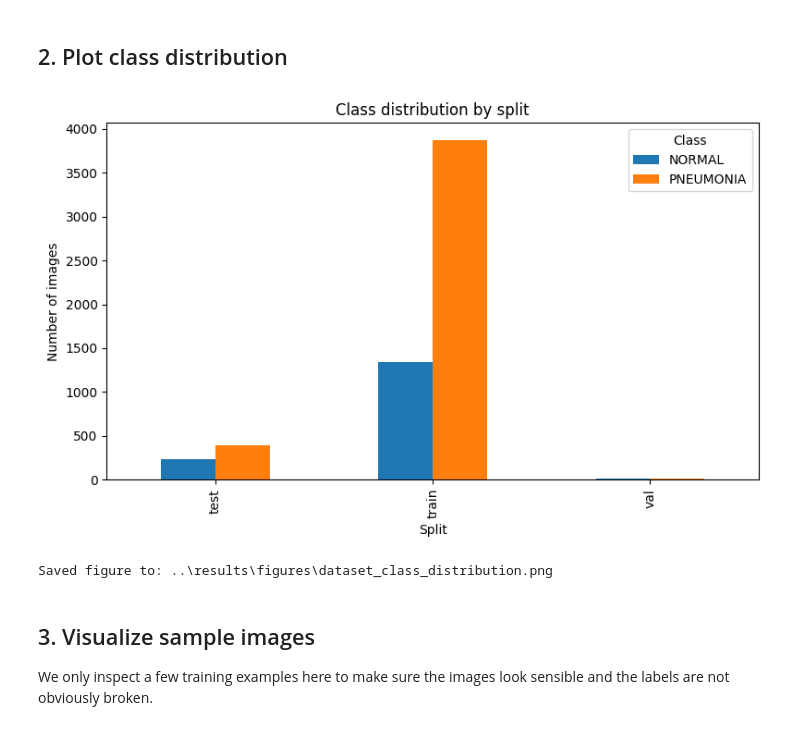
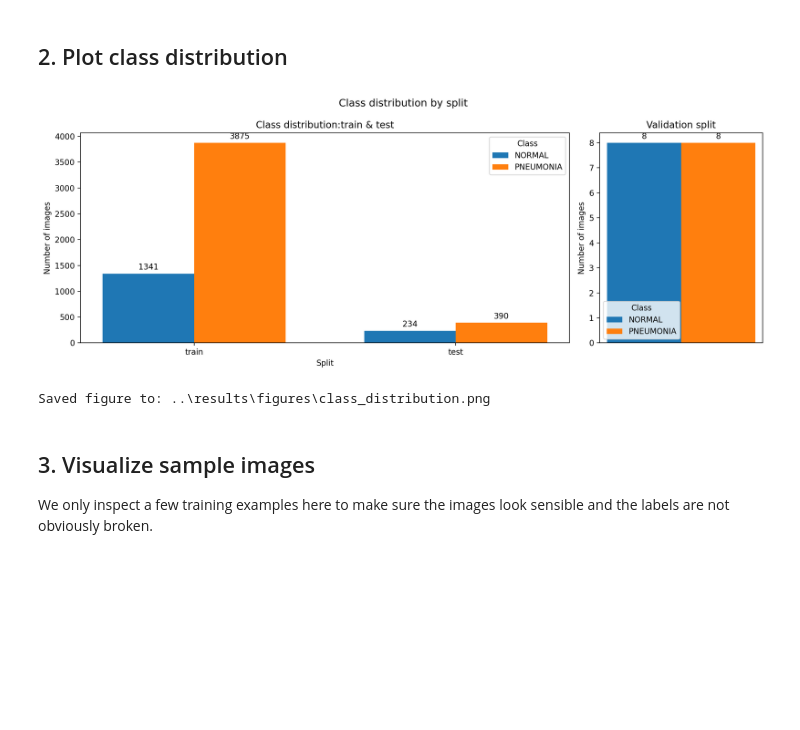
Before and after one commit to luanacarolinareis/caa-project, a Jupyter notebook: notebooks/00_dataset_check.ipynb, the cells around one changed output. Cells and saved outputs as stored; diff of their text form; code cells hidden in the pictures; blank space fills up the shorter version.

```diff
--- a/notebooks/00_dataset_check.ipynb
+++ b/notebooks/00_dataset_check.ipynb
@@ -82,21 +82,21 @@ val         8          8
 # %% [markdown]
 ## 2. Plot class distribution
 # %%
-figure_path = FIGURES_DIR / "dataset_class_distribution.png"
+import sys
+sys.path.insert(0, "../src")
+from pneumonia_classifier.visualization.plots import plot_class_distribution
+from IPython.display import Image as IPImage, display
 
-ax = count_pivot.plot(kind="bar", figsize=(8, 5))
-ax.set_title("Class distribution by split")
-ax.set_xlabel("Split")
-ax.set_ylabel("Number of images")
-ax.legend(title="Class")
-plt.tight_layout()
-plt.savefig(figure_path, dpi=200, bbox_inches="tight")
-plt.show()
-
+counts = {
+    split: {cls: int(count_pivot.loc[split, cls]) for cls in CLASSES}
+    for split in SPLITS
+}
+figure_path = plot_class_distribution(counts, output_dir=FIGURES_DIR)
+display(IPImage(str(figure_path)))
 print(f"Saved figure to: {figure_path}")
 # %% [output]
-[figure, old version]
+[figure, new version]
-Saved figure to: ..\results\figures\dataset_class_distribution.png
+Saved figure to: ..\results\figures\class_distribution.png
 # %% [markdown]
 ## 3. Visualize sample images
 
```
